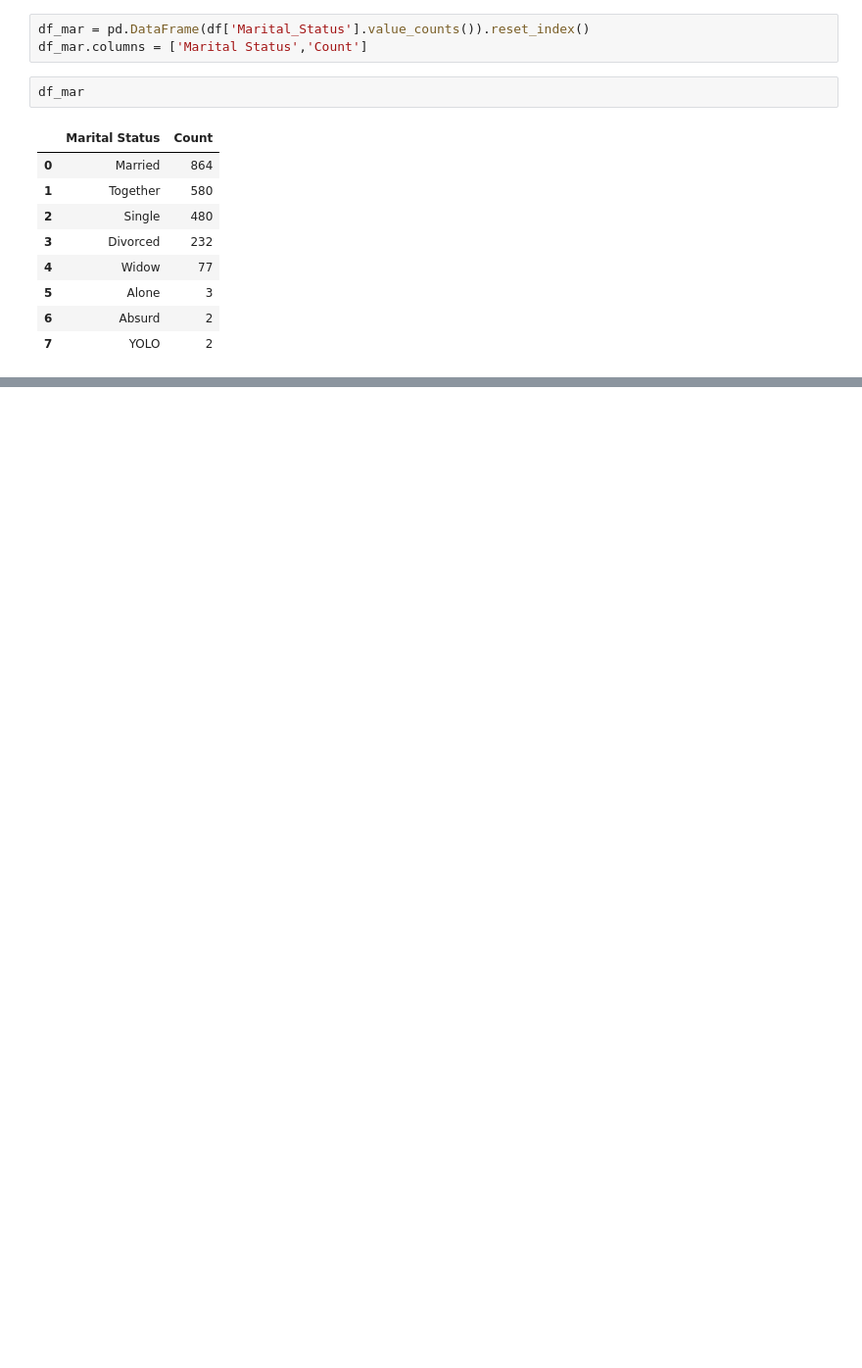
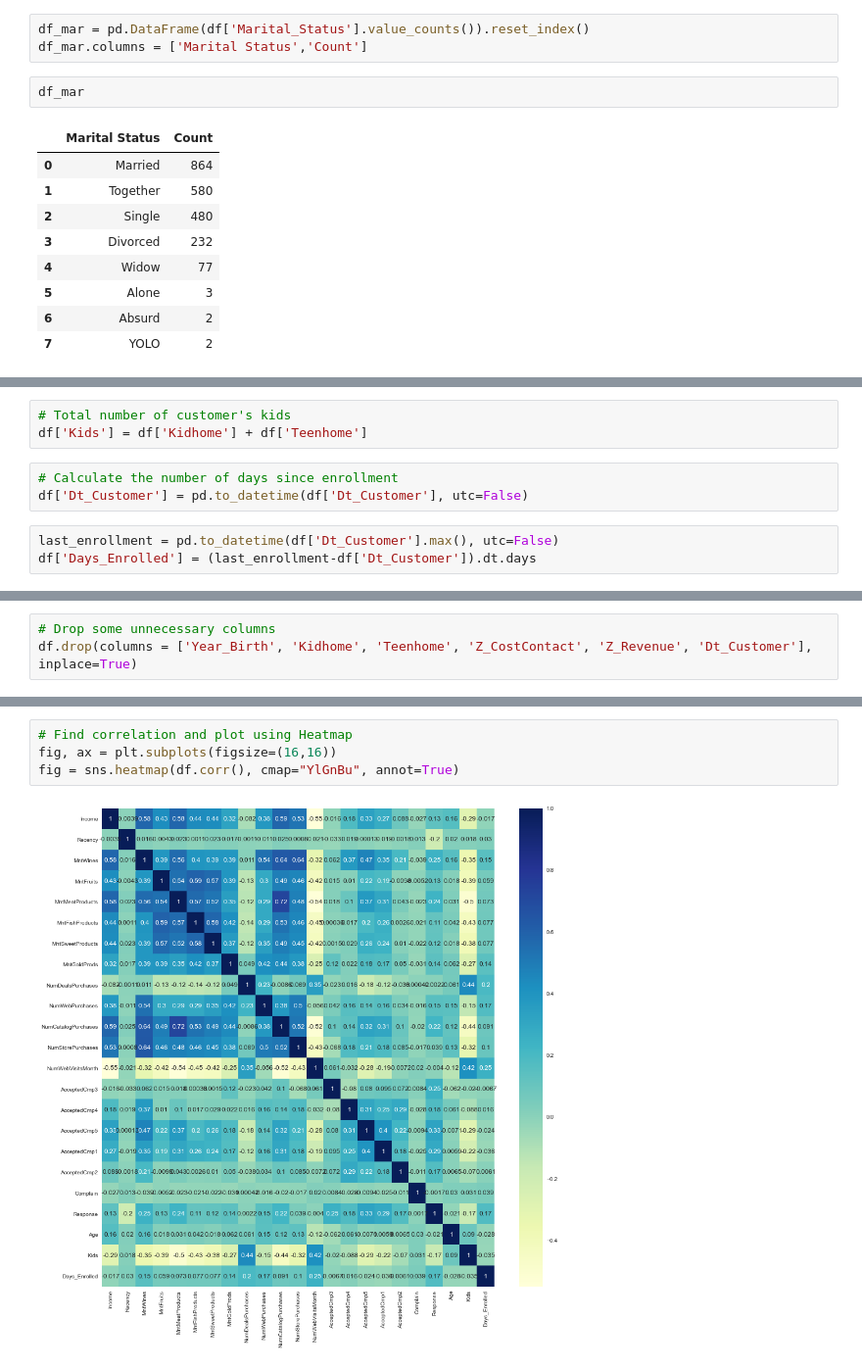
Before and after one commit to kakkar87/data_science_portfolio, a Jupyter notebook: Kaggle Competitions/Customer Personality Analysis.ipynb, the cells around one changed output, grey strips where cells are left out. Shown at 98% size. Drawn from its saved outputs; the diff is of its cells as text; blank space fills up the shorter version.

```diff
--- a/Kaggle Competitions/Customer Personality Analysis.ipynb
+++ b/Kaggle Competitions/Customer Personality Analysis.ipynb
@@ -249,0 +281,9 @@ fig.show()
+# %%
+# Total number of customer's kids
+df['Kids'] = df['Kidhome'] + df['Teenhome']
+# %%
+# Calculate the number of days since enrollment
+df['Dt_Customer'] = pd.to_datetime(df['Dt_Customer'], utc=False)
+# %%
+last_enrollment = pd.to_datetime(df['Dt_Customer'].max(), utc=False)
+df['Days_Enrolled'] = (last_enrollment-df['Dt_Customer']).dt.days
@@ -249,0 +294,3 @@ fig.show()
+# %%
+# Drop some unnecessary columns
+df.drop(columns = ['Year_Birth', 'Kidhome', 'Teenhome', 'Z_CostContact', 'Z_Revenue', 'Dt_Customer'], inplace=True)
@@ -249,0 +306,6 @@ fig.show()
+# %%
+# Find correlation and plot using Heatmap
+fig, ax = plt.subplots(figsize=(16,16))
+fig = sns.heatmap(df.corr(), cmap="YlGnBu", annot=True)
+# %% [output]
+[figure, added]
```
Also changed, not shown: parts of 20 cells of this notebook.
